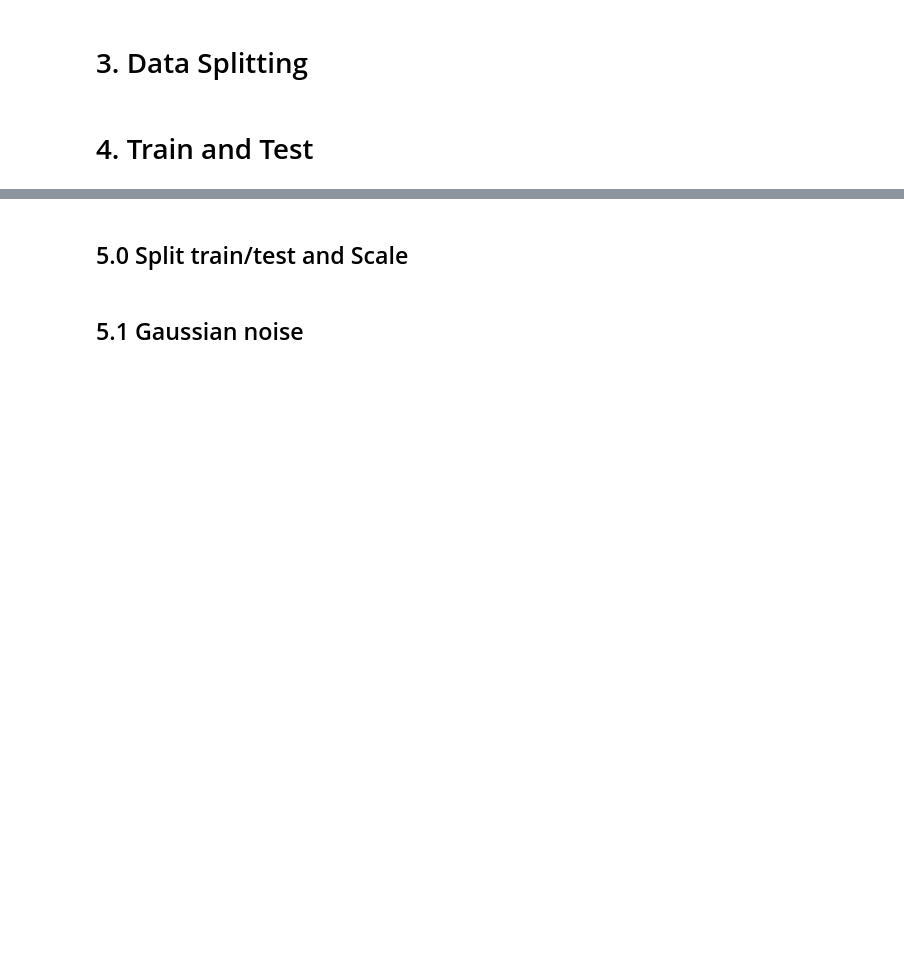
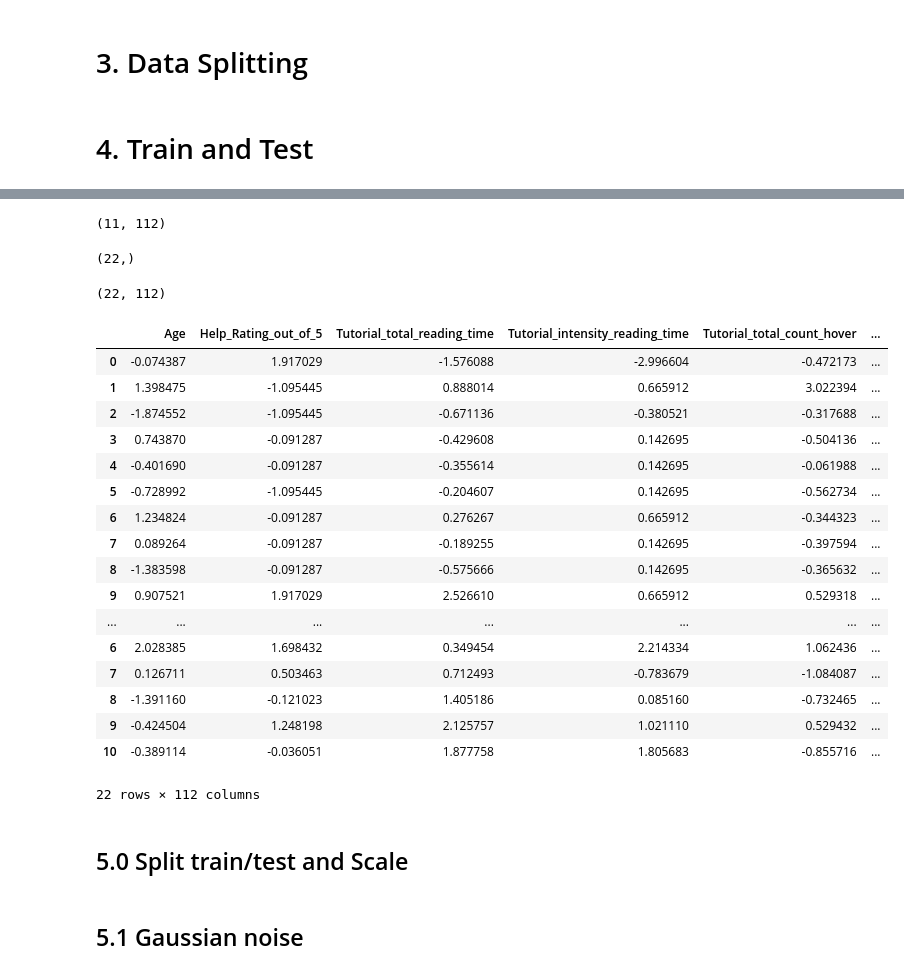
Before and after one commit to sana-mirahsani/detection_AD_with_VR_data, a Jupyter notebook: src/notebooks/4.Model_designing_solution_two.ipynb, the cells around one changed output, grey strips where cells are left out. Saved outputs shown, nothing was run; the diff lists cells and outputs as text; code cells hidden in the pictures; blank space fills up the shorter version.

Commit message:
check guassian noise

```diff
--- a/src/notebooks/4.Model_designing_solution_two.ipynb
+++ b/src/notebooks/4.Model_designing_solution_two.ipynb
@@ -68,0 +92,9 @@ cd.all_experiments_sol_1, cd.all_experiments_sol_2
+# %%
+def rescale_func(X_train, X_test):
+    from sklearn.preprocessing import StandardScaler
+
+    # create transformer
+    scaler = StandardScaler()
+    scaler.fit(X_train)
+
+    return scaler.transform(X_train), scaler.transform(X_test)
@@ -68,0 +122,6 @@ cd.all_experiments_sol_1, cd.all_experiments_sol_2
+# %%
+X_train =X.iloc[:11]
+y_train = y.iloc[:11]
+
+X_test =X.iloc[[-1]]
+y_test = y.iloc[[-1]]
@@ -69,3 +132,42 @@ cd.all_experiments_sol_1, cd.all_experiments_sol_2
+# %%
+X_train_scaled, X_test_scaled = rescale_func(X_train, X_test)
+# %%
+X_new, y_new = dp.guassian_noise_pipeline(mean = 0.0, standard_deviation=1.0,
+                            X_train_scaled= X_train_scaled, y_train= y_train,
+                            original_cols= X.columns.to_list())
+# %%
+X_train.shape
+# %% [output]
+(11, 112)
+# %%
+y_new.shape
+# %% [output]
+(22,)
+# %%
+X_new.shape
+# %% [output]
+(22, 112)
+# %%
+X_new
+# %% [output]
+|  | Age | Help_Rating_out_of_5 | Tutorial_total_reading_time | Tutorial_intensity_reading_time | Tutorial_total_count_hover | ... |
+| 0 | -0.074387 | 1.917029 | -1.576088 | -2.996604 | -0.472173 | ... |
+| 1 | 1.398475 | -1.095445 | 0.888014 | 0.665912 | 3.022394 | ... |
+| 2 | -1.874552 | -1.095445 | -0.671136 | -0.380521 | -0.317688 | ... |
+| 3 | 0.743870 | -0.091287 | -0.429608 | 0.142695 | -0.504136 | ... |
+| 4 | -0.401690 | -0.091287 | -0.355614 | 0.142695 | -0.061988 | ... |
+| 5 | -0.728992 | -1.095445 | -0.204607 | 0.142695 | -0.562734 | ... |
+| 6 | 1.234824 | -0.091287 | 0.276267 | 0.665912 | -0.344323 | ... |
+| 7 | 0.089264 | -0.091287 | -0.189255 | 0.142695 | -0.397594 | ... |
+| 8 | -1.383598 | -0.091287 | -0.575666 | 0.142695 | -0.365632 | ... |
+| 9 | 0.907521 | 1.917029 | 2.526610 | 0.665912 | 0.529318 | ... |
+| ... | ... | ... | ... | ... | ... | ... |
+| 6 | 2.028385 | 1.698432 | 0.349454 | 2.214334 | 1.062436 | ... |
+| 7 | 0.126711 | 0.503463 | 0.712493 | -0.783679 | -1.084087 | ... |
+| 8 | -1.391160 | -0.121023 | 1.405186 | 0.085160 | -0.732465 | ... |
+| 9 | -0.424504 | 1.248198 | 2.125757 | 1.021110 | 0.529432 | ... |
+| 10 | -0.389114 | -0.036051 | 1.877758 | 1.805683 | -0.855716 | ... |
+22 rows × 112 columns
 # %%
 # experiment list
 experiments_list = cd.all_experiments_sol_2
```
Also changed, not shown: parts of 9 cells of this notebook, 6 other files.
